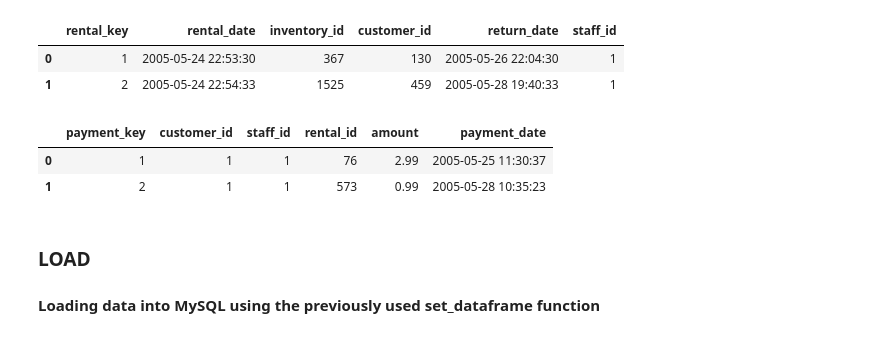
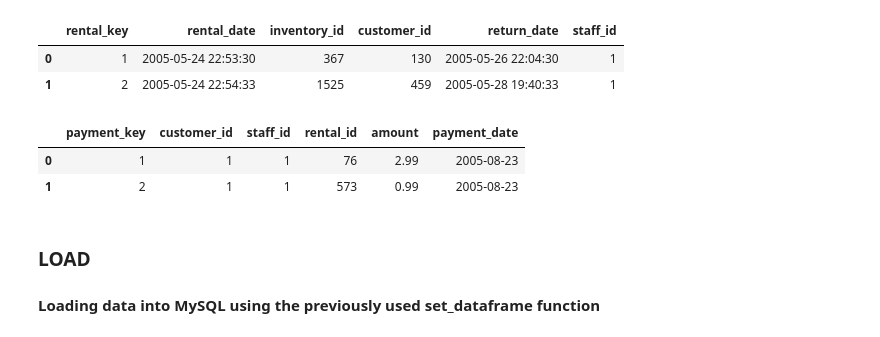
Before and after one commit to ecm8yu/DS2002-Midterm-ecm8yu, a Jupyter notebook: Midterm.ipynb, the cells around one changed output. Saved outputs shown, nothing was run; the diff lists cells and outputs as text; code cells hidden in the pictures.

```diff
--- a/Midterm.ipynb
+++ b/Midterm.ipynb
@@ -45,7 +45,7 @@ dst_dbname = "sakila_dw2" # data mart I am creating
 #### Defining functions for getting data from a database and setting data into a database
 # %%
 # this fn connects to MySQL database to get data from it and creates a dataframe
-def get_dataframe(user_id, pwd, host_name, db_name, sql_query):
+def get_sql_dataframe(user_id, pwd, host_name, db_name, sql_query):
     conn_str = f"mysql+pymysql://{user_id}:{pwd}@{host_name}/{db_name}" # the at sign means we cannot put an @ in our password to the connection
     sqlEngine = create_engine(conn_str, pool_recycle=3600) # pool recycle quits command if it takes too long
     connection = sqlEngine.connect() #this returns an instance of a connection to the MySQL server
@@ -56,7 +56,7 @@ def get_dataframe(user_id, pwd, host_name, db_name, sql_query):
 
 # this fn creates a new table in MySQL using the Pandas dataframe we created using the get_dataframe fn
 def set_dataframe(user_id, pwd, host_name, db_name, df, table_name, pk_column, db_operation):
-    conn_str = f"mysql+pymysql://{user_id}:{pwd}@{host_name}/{db_name}"
+    conn_str = f"mysql+pymysql://{user_id}:{pwd}@{host_name}/{db_name}" # connects to MySQL database
     sqlEngine = create_engine(conn_str, pool_recycle=3600)
     connection = sqlEngine.connect()
 
@@ -89,7 +89,7 @@ sqlEngine.execute(f"USE {dst_dbname};")
 # %%
 try:
     sql_customers = "SELECT * FROM sakila.customer;"
-    df_customers = get_dataframe(user_id, pwd, host_name, src_dbname, sql_customers) # makes dataframe for the sakila customers
+    df_customers = get_sql_dataframe(user_id, pwd, host_name, src_dbname, sql_customers) # makes dataframe for the sakila customers
     display(df_customers.head(2)) # check if it worked
 
 except:
@@ -101,7 +101,7 @@ except:
 # %%
 try:
     sql_staff = "SELECT * FROM sakila.staff;"
-    df_staff = get_dataframe(user_id, pwd, host_name, src_dbname, sql_staff) # makes dataframe for sakila staff
+    df_staff = get_sql_dataframe(user_id, pwd, host_name, src_dbname, sql_staff) # makes dataframe for sakila staff
     display(df_staff.head(2))
 
 except:
@@ -243,15 +207,13 @@ conn.close()
 # %%
 mysql_uid = "root"
 mysql_pwd = "Passw0rd123"
-#mysql_host = "ds2002-mysql.mysql.database.azure.com"
 
 atlas_cluster_name = "sandbox.den9rfu"
 atlas_user_name = "ecm8yu"
 atlas_password = "HR91sK8EWrAUzWRM"
 
 conn_str = {"local" : f"mongodb://localhost:27017/",
-    "atlas" : f"mongodb+srv://{atlas_user_name}:{atlas_password}@{atlas_cluster_name}.mongodb.net"
-}
+    "atlas" : f"mongodb+srv://{atlas_user_name}:{atlas_password}@{atlas_cluster_name}.mongodb.net"}
 
 src_dbname = "sakila_renting"
 dst_dbname = "sakila_dw2"
@@ -547,18 +483,22 @@ except:
 | 1 | 2 | 2005-05-24 22:54:33 | 1525 | 459 | 2005-05-28 19:40:33 | 1 |
 # %%
 try:
+    df_payments['payment_date'] = pd.to_datetime(df_payments['payment_date'])
+    for paymentdate in df_payments['payment_date']:
+        df_payments['payment_date'] = paymentdate.date()
+
     drop_cols = ['last_update']
     df_payments.drop(drop_cols, axis=1, inplace=True)
     df_payments.rename(columns={"payment_id":"payment_key"}, inplace=True)
 
     display(df_payments.head(2))
 
 except:
     print("Error: cannot transform data")
 # %% [output]
 |  | payment_key | customer_id | staff_id | rental_id | amount | payment_date |
-| 0 | 1 | 1 | 1 | 76 | 2.99 | 2005-05-25 11:30:37 |
-| 1 | 2 | 1 | 1 | 573 | 0.99 | 2005-05-28 10:35:23 |
+| 0 | 1 | 1 | 1 | 76 | 2.99 | 2005-08-23 |
+| 1 | 2 | 1 | 1 | 573 | 0.99 | 2005-08-23 |
 # %% [markdown]
 ### LOAD
 #### Loading data into MySQL using the previously used set_dataframe function
```
Also changed, not shown: parts of 31 cells of this notebook.
